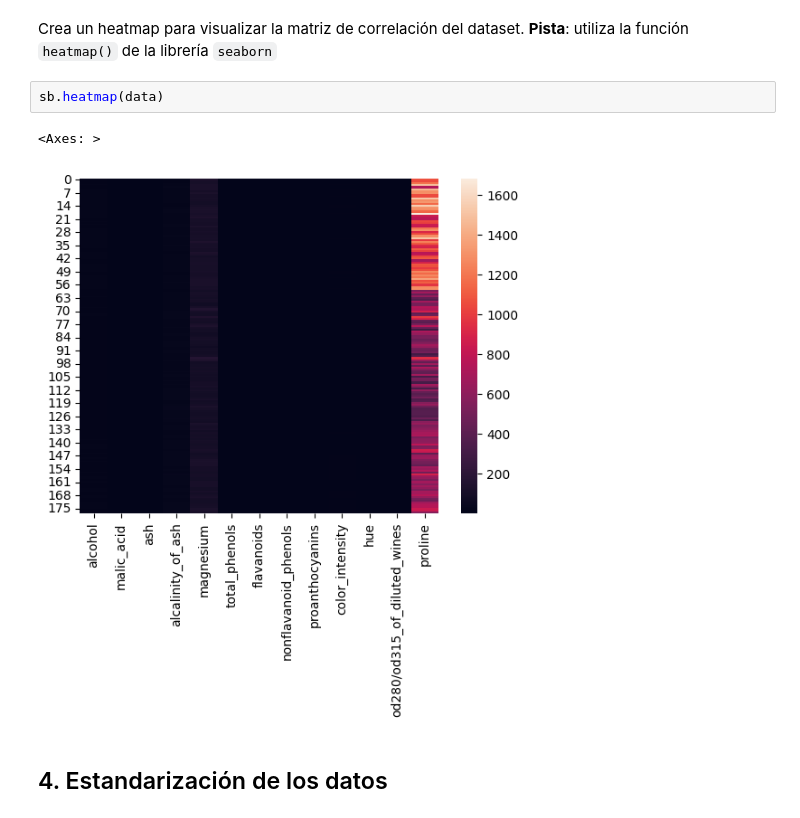
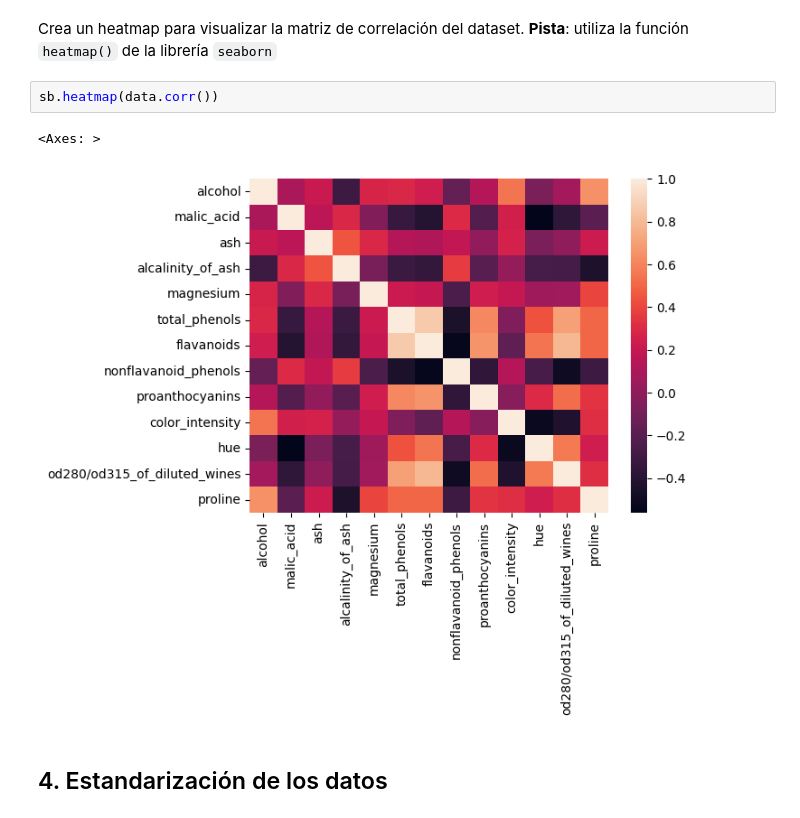
Before and after one commit to kpnss/courses_usj, a Jupyter notebook: apredizaje/Notebook3_pca_numpy.ipynb, the cells around one changed output. Saved outputs shown, nothing was run; the diff lists cells and outputs as text.

```diff
--- a/apredizaje/Notebook3_pca_numpy.ipynb
+++ b/apredizaje/Notebook3_pca_numpy.ipynb
@@ -87,10 +87,10 @@ max          13.000000    1.710000                      4.000000  1680.000000
 Crea un heatmap para visualizar la matriz de correlación del dataset.
 **Pista**: utiliza la función `heatmap()` de la librería `seaborn`
 # %%
-sb.heatmap(data)
+sb.heatmap(data.corr())
 # %% [output]
 <Axes: >
-[figure, old version]
+[figure, new version]
 # %% [markdown]
 ## 4. Estandarización de los datos
 # %% [markdown]
```
Also changed, not shown: parts of 1 cell of this notebook, 7 other files.
